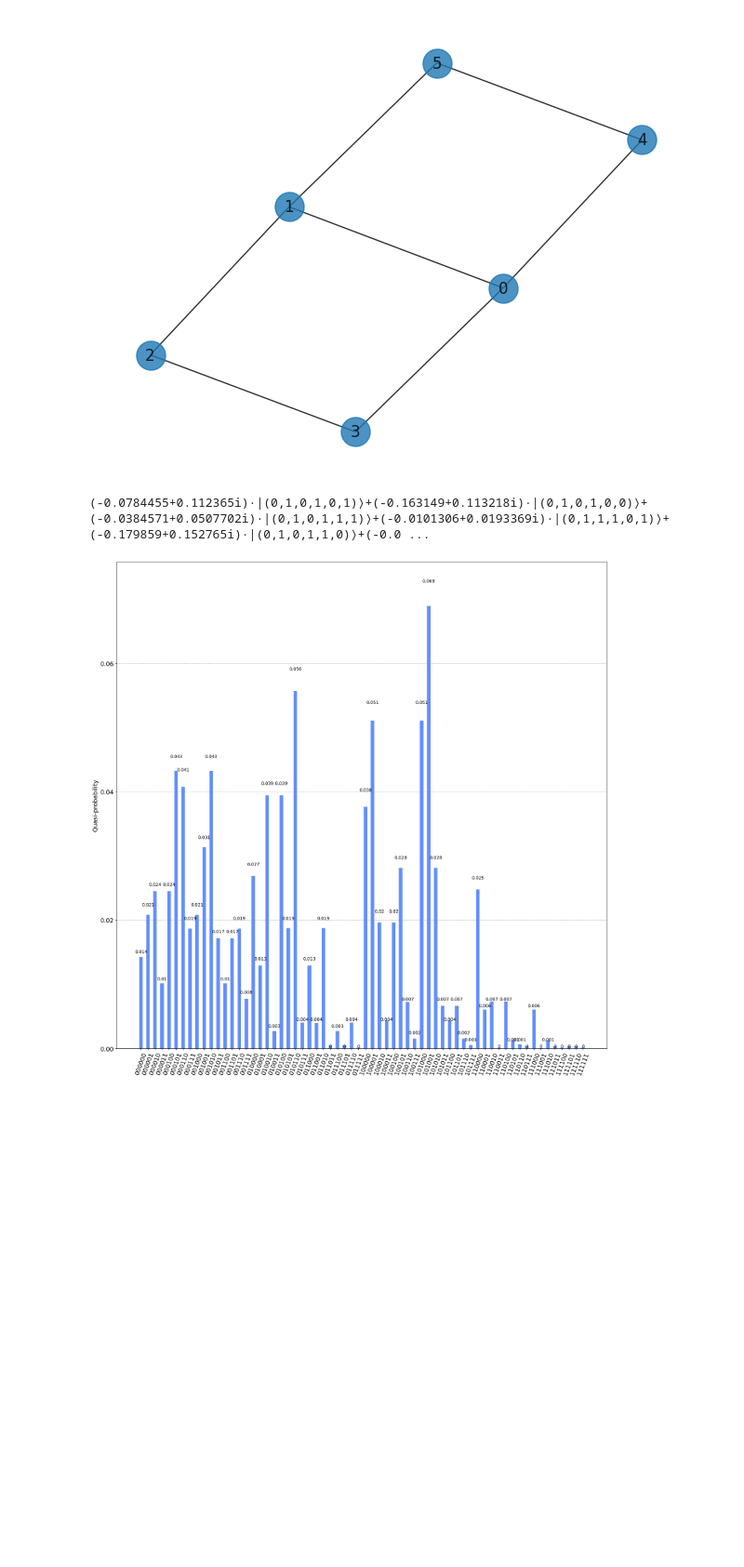
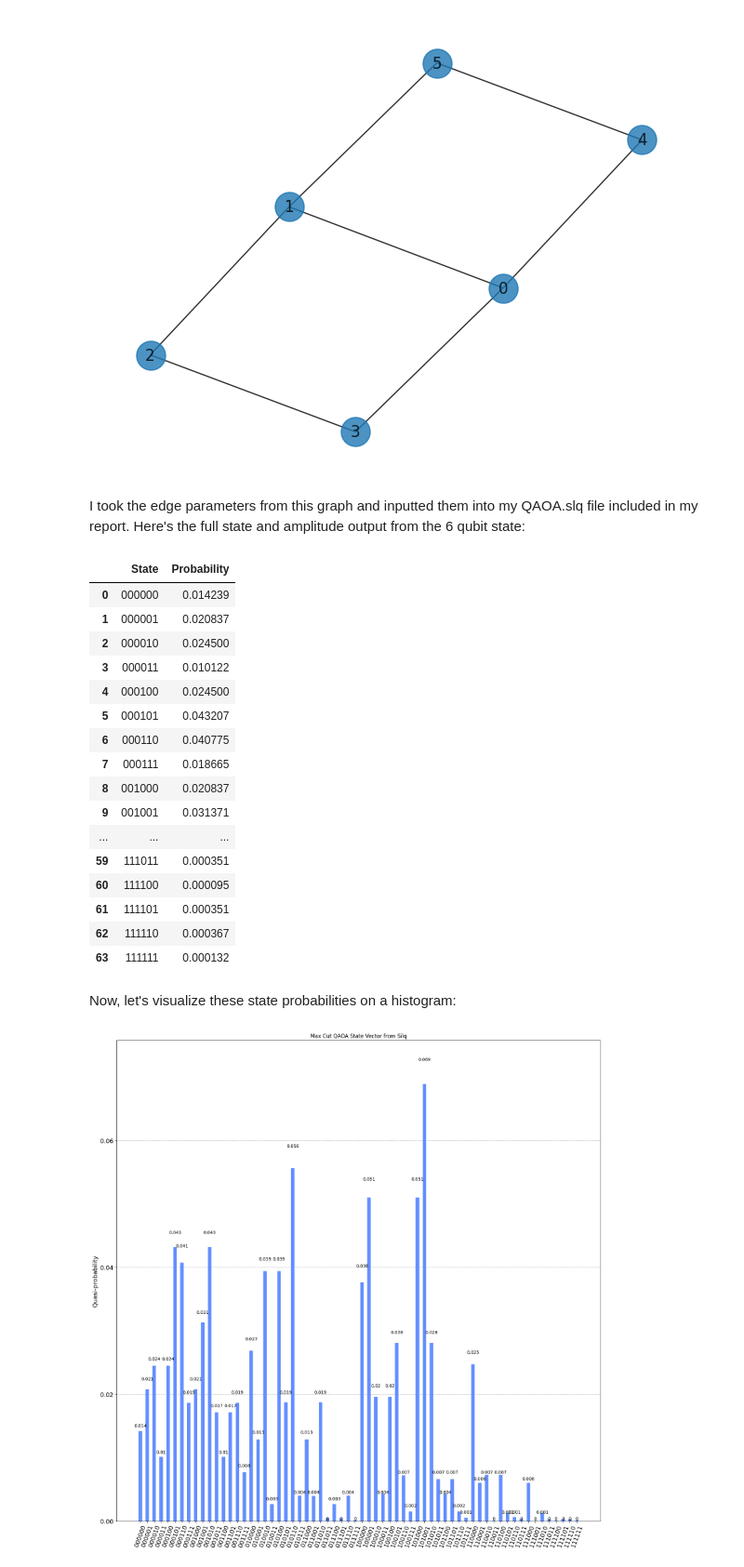
Before and after one commit to the-iron-ryan/CS-239, a Jupyter notebook: QAOA_Silq/QAOA_In_Silq.ipynb, the cells around one changed output. Shown at 93% size. Cells and saved outputs as stored; diff of their text form; code cells hidden in the pictures; blank space fills up the shorter version.

Commit message:
Further formatting and report write up for QAOA in silq

```diff
--- a/QAOA_Silq/QAOA_In_Silq.ipynb
+++ b/QAOA_Silq/QAOA_In_Silq.ipynb
@@ -15,17 +24,18 @@ G6.add_edges_from([(0, 1), (1, 2), (2, 3), (3, 0), (4, 5), (0, 4), (5,1)])
 nx.draw(G6, with_labels=True, alpha=0.8, node_size=500)
 # %% [output]
 [figure]
-# %%
-
-bashCommand = "silq --run ./QAOA.slq"
-process = subprocess.Popen(bashCommand.split(), stdout=subprocess.PIPE)
-output, error = process.communicate()
-
-state_sr = output.decode("utf-8", "strict")
-print(state_sr)
-# %% [output]
-(-0.0784455+0.112365i)·|(0,1,0,1,0,1)⟩+(-0.163149+0.113218i)·|(0,1,0,1,0,0)⟩+(-0.0384571+0.0507702i)·|(0,1,0,1,1,1)⟩+(-0.0101306+0.0193369i)·|(0,1,1,1,0,1)⟩+(-0.179859+0.152765i)·|(0,1,0,1,1,0)⟩+(-0.0 ...
+# %% [markdown]
+I took the edge parameters from this graph and inputted them into my QAOA.slq file included in my report. Here's the full state and amplitude output from the 6 qubit state:
 # %%
+
+bashCommand = "silq --run ./QAOA.slq"
+process = subprocess.Popen(bashCommand.split(), stdout=subprocess.PIPE)
+output, error = process.communicate()
+
+# Raw string outpput from Silq
+state_sr = output.decode("utf-8", "strict")
+
+# Regex setup to parse state vector into a dictionary
 state_regex = re.compile(r'((?<=\().+?(?=\)))')
 state_matches = re.findall(state_regex, state_sr)
 
@@ -35,6 +45,32 @@ for i in range(0, len(state_matches), 2):
     state = state_matches[i+1].replace(',', '')
     state_dict[state] = np.abs(state_amp * state_amp.conjugate())
 
-plot_histogram(state_dict, figsize=(20,20))
+# Porting state vector into DataFrame for cleaner output
+state_df = pd.DataFrame(sorted(state_dict.items()), columns=['State', 'Probability'])
+pd.set_option('display.max_rows', state_df.shape[0]+1)
+state_df
 # %% [output]
-[figure, removed]
+|  | State | Probability |
+| 0 | 000000 | 0.014239 |
+| 1 | 000001 | 0.020837 |
+| 2 | 000010 | 0.024500 |
+| 3 | 000011 | 0.010122 |
+| 4 | 000100 | 0.024500 |
+| 5 | 000101 | 0.043207 |
+| 6 | 000110 | 0.040775 |
+| 7 | 000111 | 0.018665 |
+| 8 | 001000 | 0.020837 |
+| 9 | 001001 | 0.031371 |
+| ... | ... | ... |
+| 59 | 111011 | 0.000351 |
+| 60 | 111100 | 0.000095 |
+| 61 | 111101 | 0.000351 |
+| 62 | 111110 | 0.000367 |
+| 63 | 111111 | 0.000132 |
+# %% [markdown]
+Now, let's visualize these state probabilities on a histogram:
+# %%
+
+plot_histogram(state_dict, figsize=(20,20), title="Max Cut QAOA State Vector from Silq")
+# %% [output]
+[figure, added]
```
Also changed, not shown: parts of 3 cells of this notebook, 3 other files.
